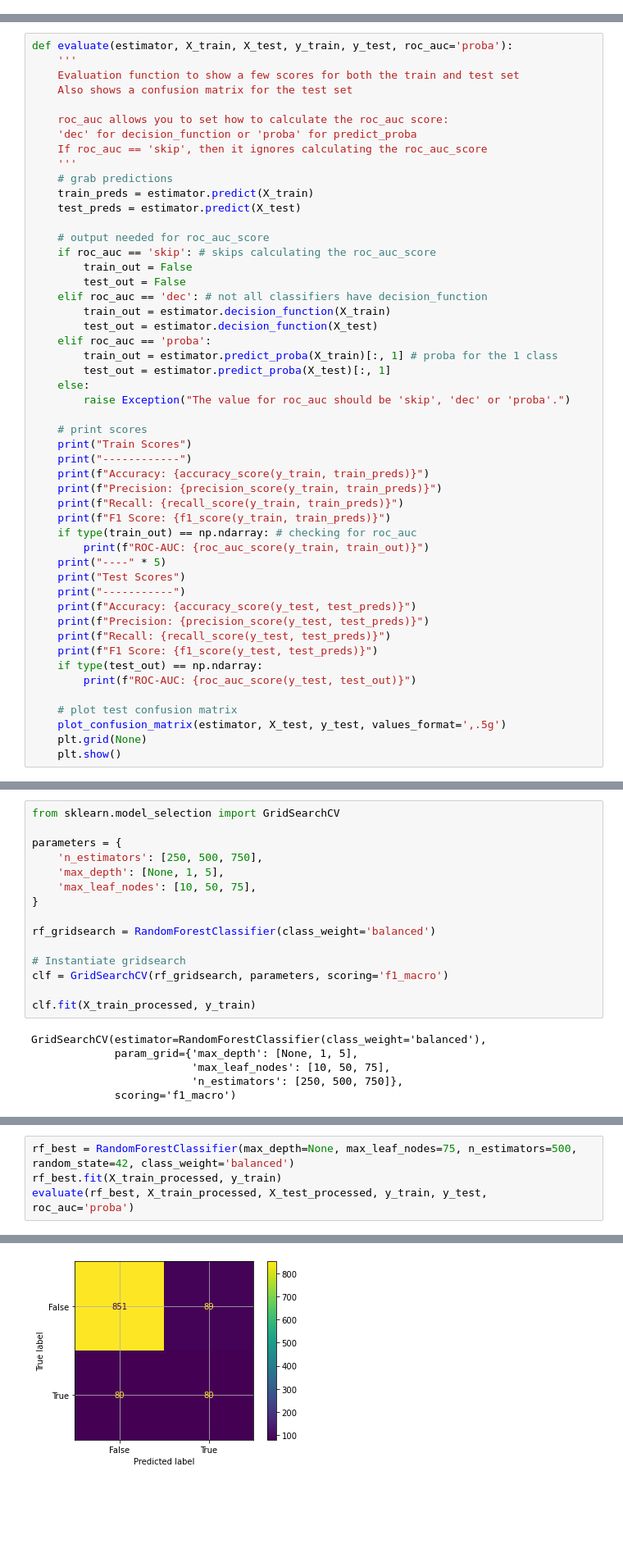
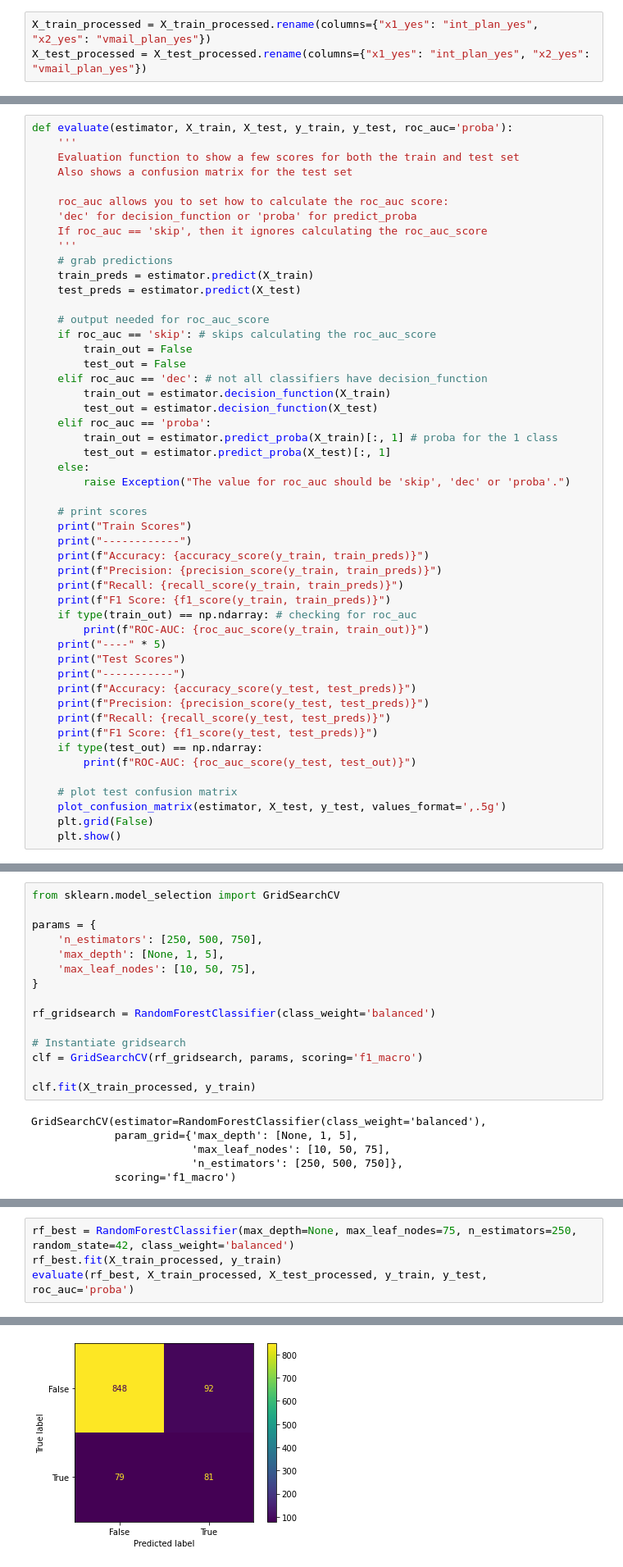
Before and after one commit to danielhlee4/ChurnAnalysis, a Jupyter notebook: ChurnAnalysis.ipynb, the cells around one changed output, grey strips where cells are left out. Shown: that part at 82% size. Cells and saved outputs as stored; diff of their text form; blank space fills up the shorter version.

Commit message:
deleted grid lines

```diff
--- a/ChurnAnalysis.ipynb
+++ b/ChurnAnalysis.ipynb
@@ -221,3 +221,6 @@ X_train_processed.head()
 | 2 | -0.338708 | 0.614832 | -1.866052 | -0.607810 | -1.409563 | ... |
 | 3 | -0.138168 | 0.414887 | -0.067155 | -0.914865 | -1.001584 | ... |
 | 4 | 1.541351 | 0.814777 | 1.032170 | -0.556634 | 2.670222 | ... |
+# %%
+X_train_processed = X_train_processed.rename(columns={"x1_yes": "int_plan_yes", "x2_yes": "vmail_plan_yes"})
+X_test_processed = X_test_processed.rename(columns={"x1_yes": "int_plan_yes", "x2_yes": "vmail_plan_yes"})
@@ -287,7 +299,7 @@ def evaluate(estimator, X_train, X_test, y_train, y_test, roc_auc='proba'):
 
     # plot test confusion matrix
     plot_confusion_matrix(estimator, X_test, y_test, values_format=',.5g')
-    plt.grid(None)
+    plt.grid(False)
     plt.show()
 # %% [markdown]
 [Link](https://www.google.com/)
@@ -535,7 +547,7 @@ ROC-AUC: 0.7366422872340426
 # %%
 from sklearn.model_selection import GridSearchCV
 
-parameters = {
+params = {
     'n_estimators': [250, 500, 750],
     'max_depth': [None, 1, 5],
     'max_leaf_nodes': [10, 50, 75],
@@ -544,7 +556,7 @@ parameters = {
 rf_gridsearch = RandomForestClassifier(class_weight='balanced')
 
 # Instantiate gridsearch
-clf = GridSearchCV(rf_gridsearch, parameters, scoring='f1_macro')
+clf = GridSearchCV(rf_gridsearch, params, scoring='f1_macro')
 
 clf.fit(X_train_processed, y_train)
 # %% [output]
@@ -569,5 +581,5 @@ clf.best_params_
 # %%
-rf_best = RandomForestClassifier(max_depth=None, max_leaf_nodes=75, n_estimators=500, random_state=42, class_weight='balanced')
+rf_best = RandomForestClassifier(max_depth=None, max_leaf_nodes=75, n_estimators=250, random_state=42, class_weight='balanced')
 rf_best.fit(X_train_processed, y_train)
 evaluate(rf_best, X_train_processed, X_test_processed, y_train, y_test, roc_auc='proba')
 # %% [output]
@@ -589 +601 @@ ROC-AUC: 0.7504188829787234
-[figure, old version]
+[figure, new version]
```
Also changed, not shown: parts of 20 cells of this notebook.
